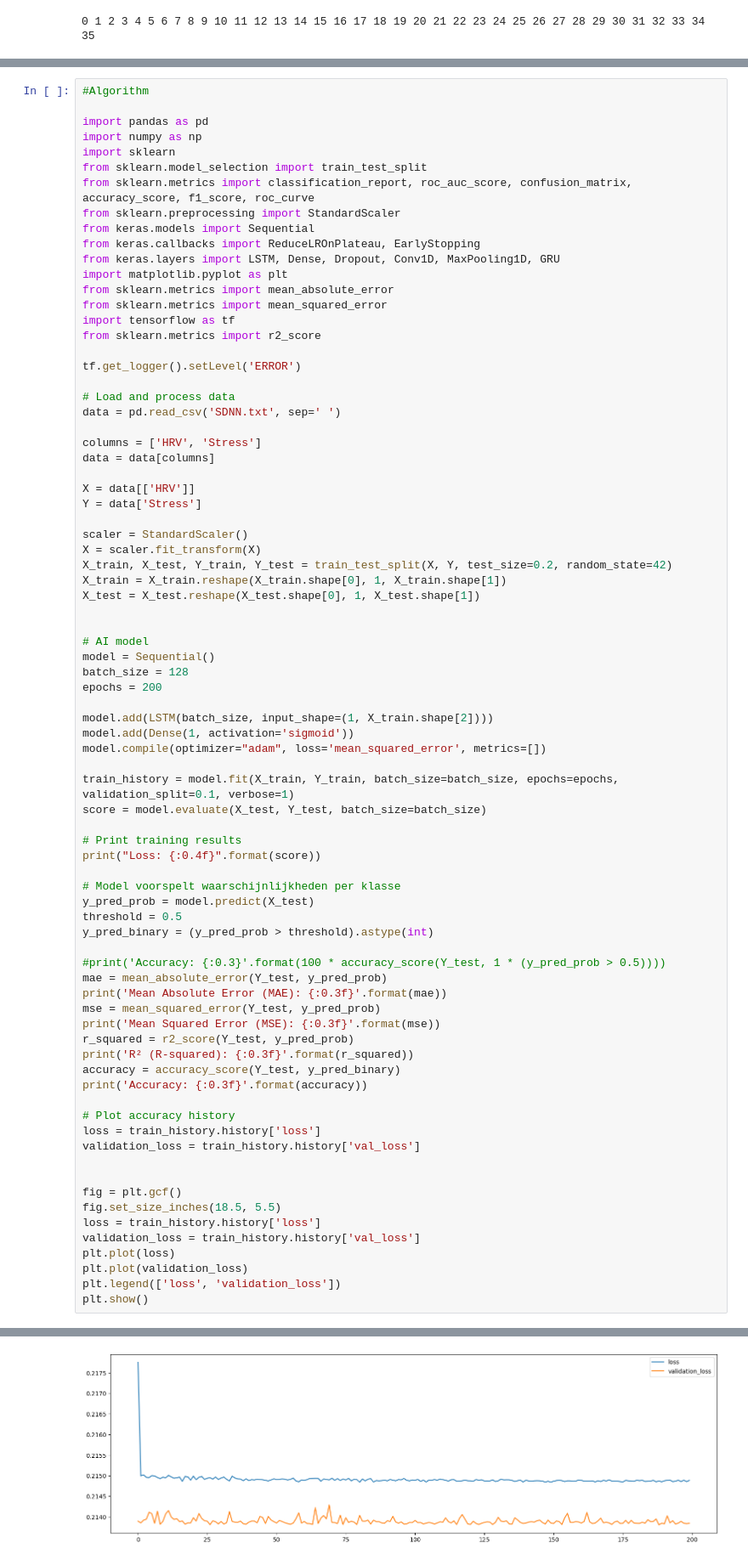
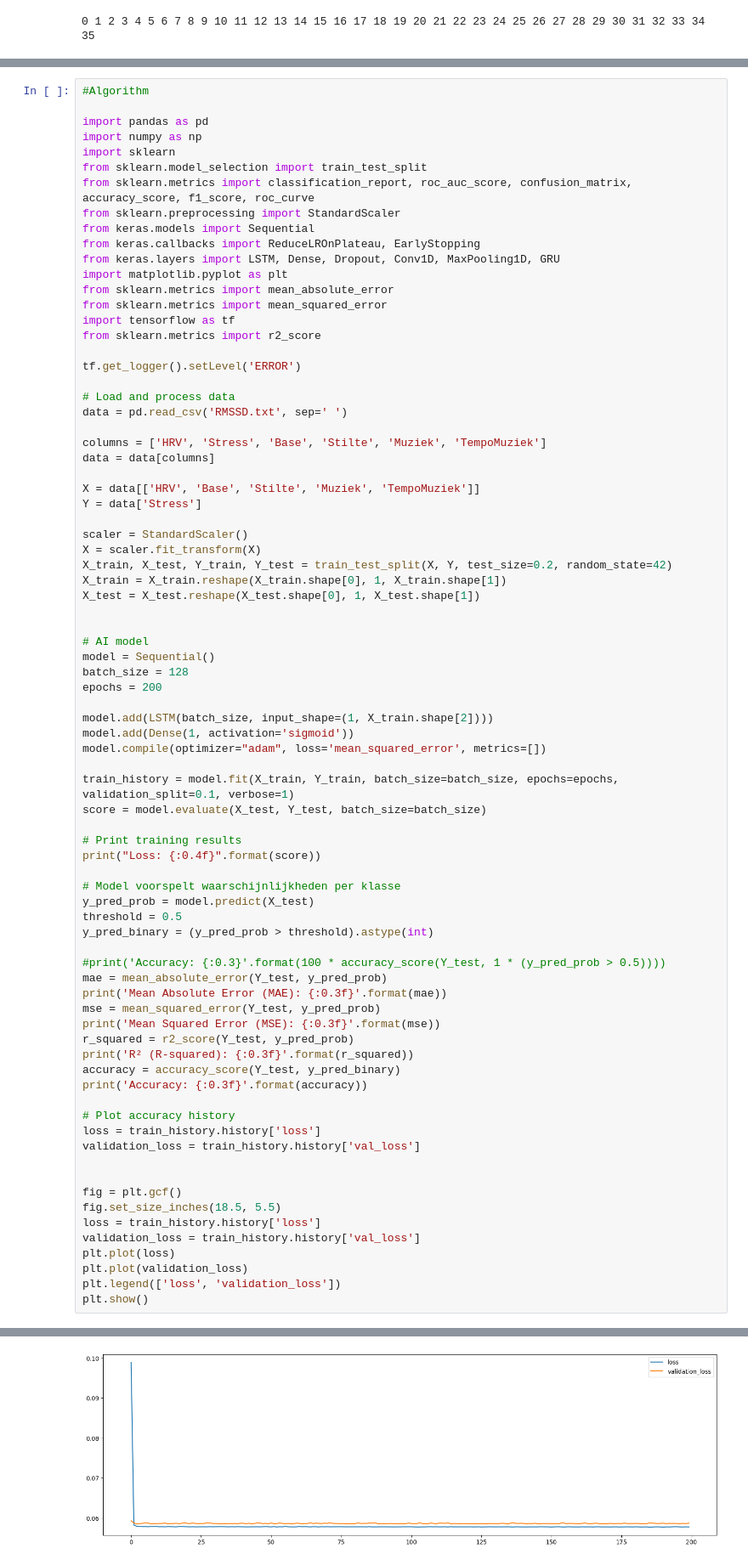
Before and after one commit to JuleanCode/ai-model-for-finding-HRV-fluctuations, a Jupyter notebook: HRV_calculator.ipynb, the cells around one changed output, grey strips where cells are left out. Shown at 85% size. Cells and saved outputs as stored; diff of their text form.

Commit message:
Added All Columns

```diff
--- a/HRV_calculator.ipynb
+++ b/HRV_calculator.ipynb
@@ -278,12 +306,12 @@ from sklearn.metrics import r2_score
 tf.get_logger().setLevel('ERROR')
 
 # Load and process data
-data = pd.read_csv('SDNN.txt', sep=' ')
+data = pd.read_csv('RMSSD.txt', sep=' ')
 
-columns = ['HRV', 'Stress']
+columns = ['HRV', 'Stress', 'Base', 'Stilte', 'Muziek', 'TempoMuziek']
 data = data[columns]
 
-X = data[['HRV']]
+X = data[['HRV', 'Base', 'Stilte', 'Muziek', 'TempoMuziek']]
 Y = data['Stress']
 
 scaler = StandardScaler()
@@ -357,4 +385,4 @@ Accuracy: 0.683
-[figure, old version]
+[figure, new version]
 # %%
 #Hyperparameter Calculation
 
```
Also changed, not shown: parts of 3 cells of this notebook, 2 other files.
